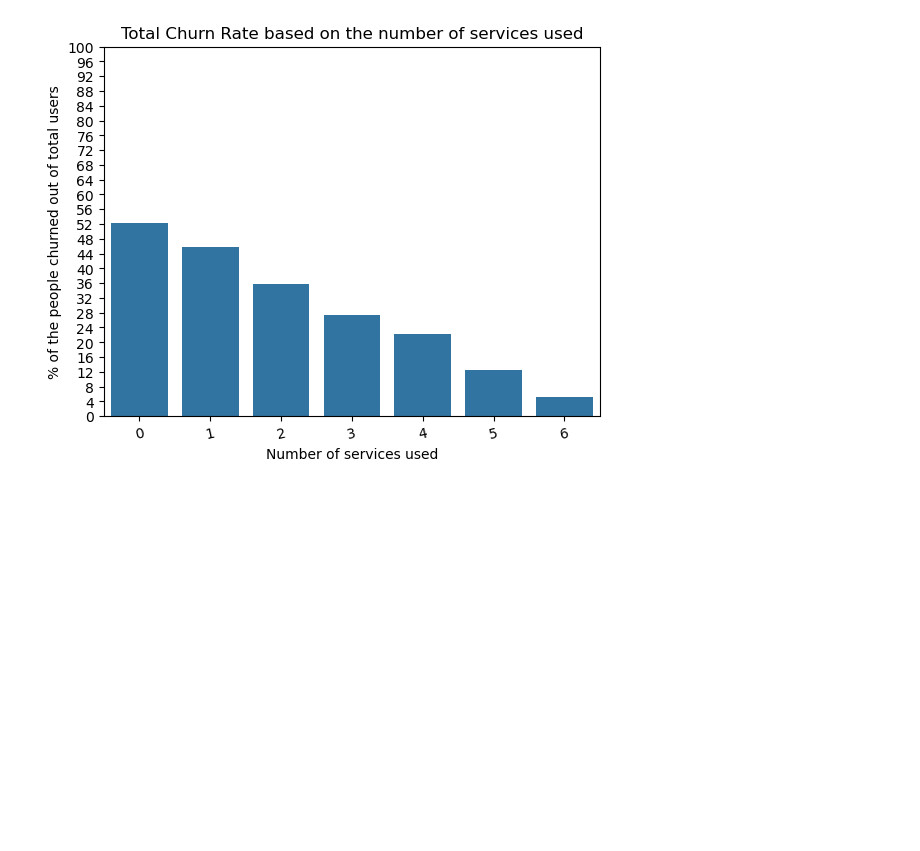
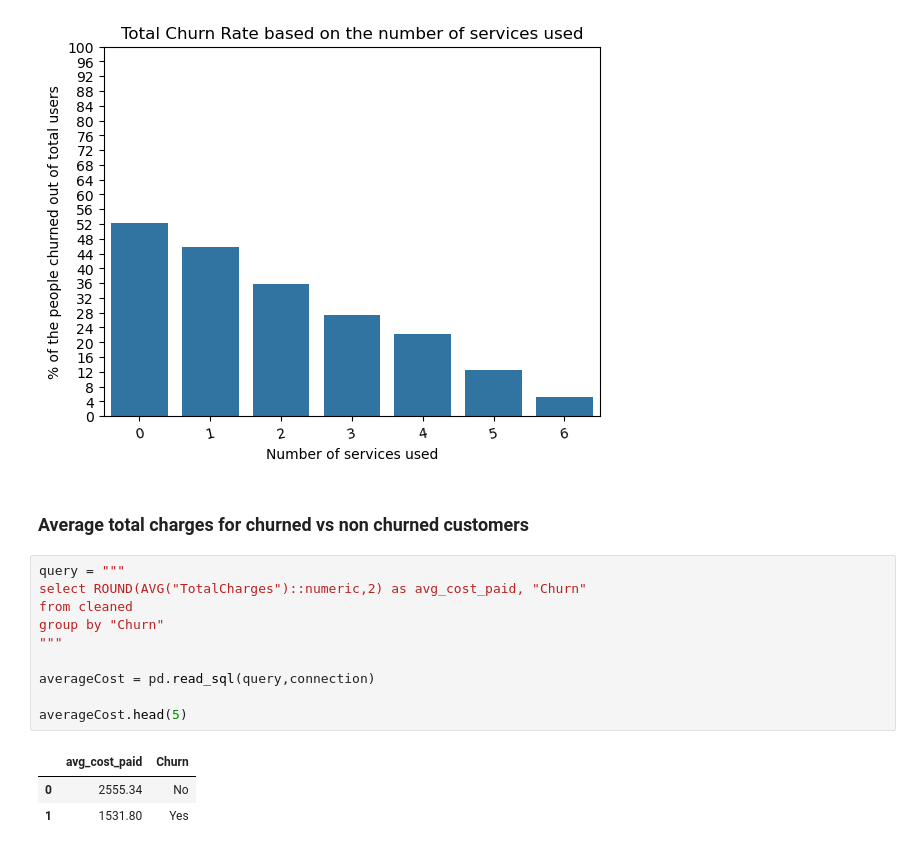
Before and after one commit to suzaladhikari/customer_churn-, a Jupyter notebook: EDA/eda.ipynb, the cells around one changed output. Drawn from its saved outputs; the diff is of its cells as text; blank space fills up the shorter version.

Commit message:
calcuated the average cost for the churn vs non-churn customers

```diff
--- a/EDA/eda.ipynb
+++ b/EDA/eda.ipynb
@@ -490,3 +490,19 @@ plt.xticks(rotation = 12)
 plt.show()
 # %% [output]
 [figure]
+# %% [markdown]
+### Average total charges for churned vs non churned customers
+# %%
+query = """
+select ROUND(AVG("TotalCharges")::numeric,2) as avg_cost_paid, "Churn"
+from cleaned
+group by "Churn"
+"""
+
+averageCost = pd.read_sql(query,connection)
+
+averageCost.head(5)
+# %% [output]
+|  | avg_cost_paid | Churn |
+| 0 | 2555.34 | No |
+| 1 | 1531.80 | Yes |
```
